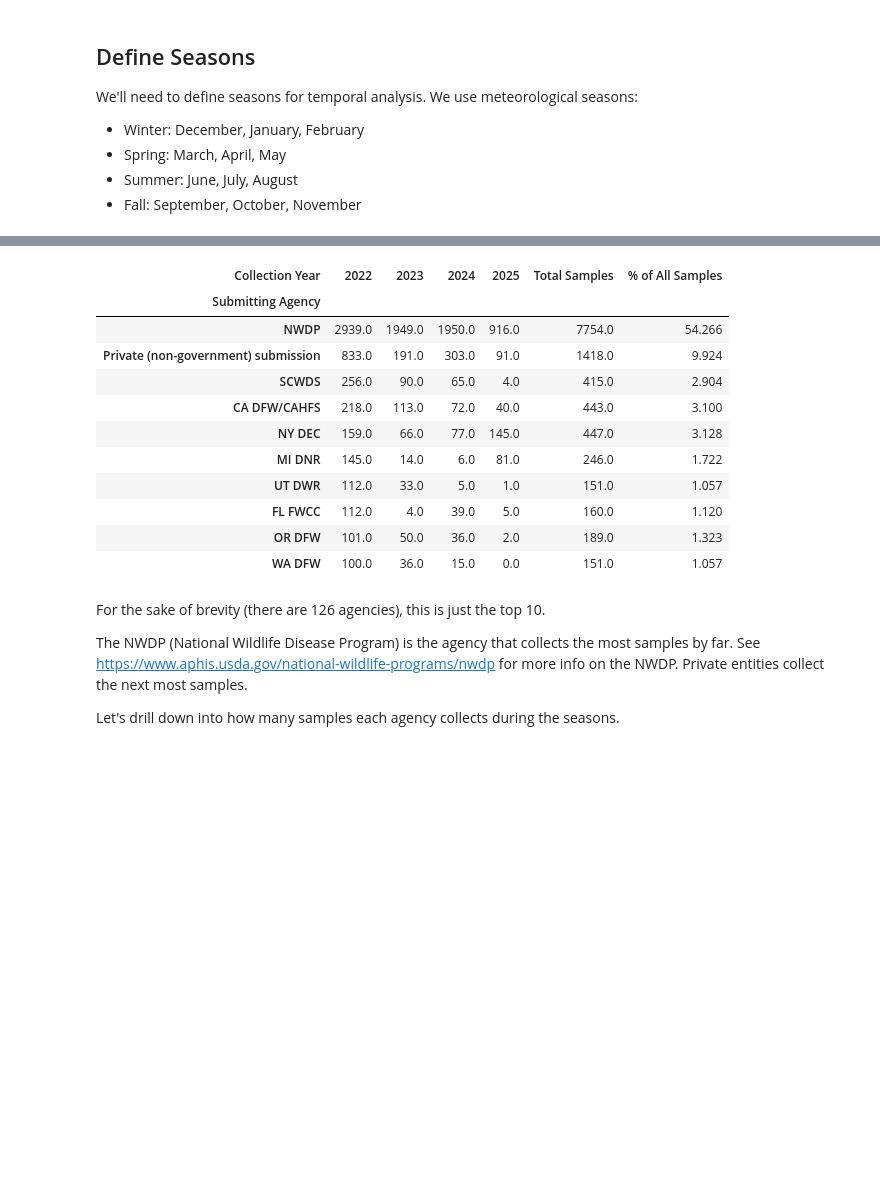
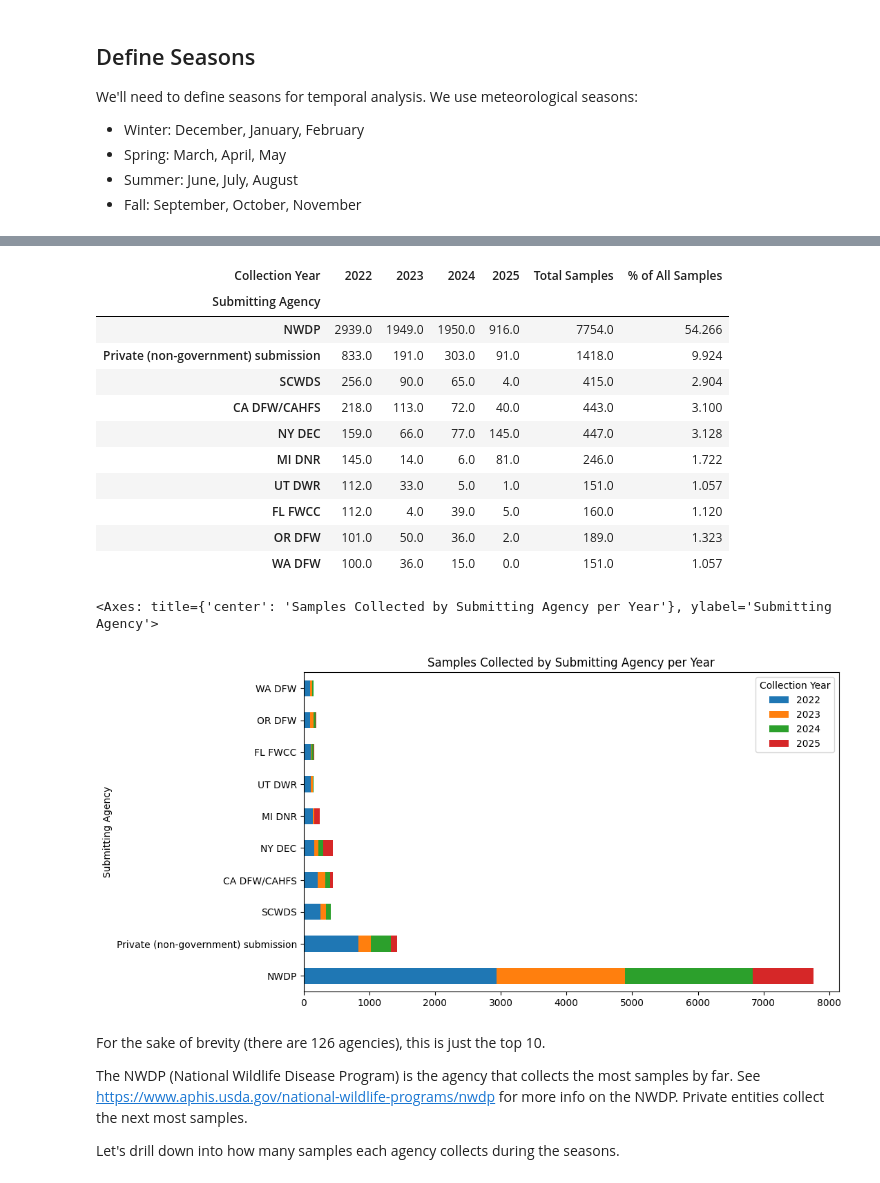
Before and after one commit to Sharyyy345/Math_316_Project1, a Jupyter notebook: notebooks/main_insights.ipynb, the cells around one changed output, grey strips where cells are left out. Saved outputs shown, nothing was run; the diff lists cells and outputs as text; code cells hidden in the pictures; blank space fills up the shorter version.

```diff
--- a/notebooks/main_insights.ipynb
+++ b/notebooks/main_insights.ipynb
@@ -123,29 +120,33 @@ Let's see which agencies collect the most samples. We'll look at the number of s
 # %%
+from IPython.display import display
 df3 = df2.copy()
 df3 = df3.loc[df3['Collection Year'].isin(['2022','2023','2024','2025'])]
 
 df3 = df3.groupby(['Submitting Agency', 'Collection Year']).size().reset_index(name='Samples Collected').sort_values(by=['Samples Collected'], ascending=False)
 df3_pivot = df3.pivot_table(index='Submitting Agency', columns='Collection Year', values='Samples Collected', fill_value=0).sort_values(by=['2022','2023','2024','2025'], ascending=False)
 
 agency_totals = df3_pivot.sum(axis=1)
 year_totals = df3_pivot.sum(axis=0)
 df3_pivot['Total Samples'] = df3_pivot.sum(axis=1)
 df3_pivot['% of All Samples'] = round(agency_totals / year_totals.sum() * 100.0, ndigits=3)
 
-df3_pivot.head(n=10)
+display(df3_pivot.head(n=10))
+df3_pivot.head(n=10).drop(columns=['Total Samples', '% of All Samples']).plot.barh(stacked=True, figsize=(10, 6), title='Samples Collected by Submitting Agency per Year')
 # %% [output]
 | Collection Year | 2022 | 2023 | 2024 | 2025 | Total Samples | % of All Samples |
 | Submitting Agency |  |  |  |  |  |  |
 | NWDP | 2939.0 | 1949.0 | 1950.0 | 916.0 | 7754.0 | 54.266 |
 | Private (non-government) submission | 833.0 | 191.0 | 303.0 | 91.0 | 1418.0 | 9.924 |
 | SCWDS | 256.0 | 90.0 | 65.0 | 4.0 | 415.0 | 2.904 |
 | CA DFW/CAHFS | 218.0 | 113.0 | 72.0 | 40.0 | 443.0 | 3.100 |
 | NY DEC | 159.0 | 66.0 | 77.0 | 145.0 | 447.0 | 3.128 |
 | MI DNR | 145.0 | 14.0 | 6.0 | 81.0 | 246.0 | 1.722 |
 | UT DWR | 112.0 | 33.0 | 5.0 | 1.0 | 151.0 | 1.057 |
 | FL FWCC | 112.0 | 4.0 | 39.0 | 5.0 | 160.0 | 1.120 |
 | OR DFW | 101.0 | 50.0 | 36.0 | 2.0 | 189.0 | 1.323 |
 | WA DFW | 100.0 | 36.0 | 15.0 | 0.0 | 151.0 | 1.057 |
+<Axes: title={'center': 'Samples Collected by Submitting Agency per Year'}, ylabel='Submitting Agency'>
+[figure, added]
 # %% [markdown]
 For the sake of brevity (there are 126 agencies), this is just the top 10.
 
```
Also changed, not shown: parts of 23 cells of this notebook, 2 other files.
